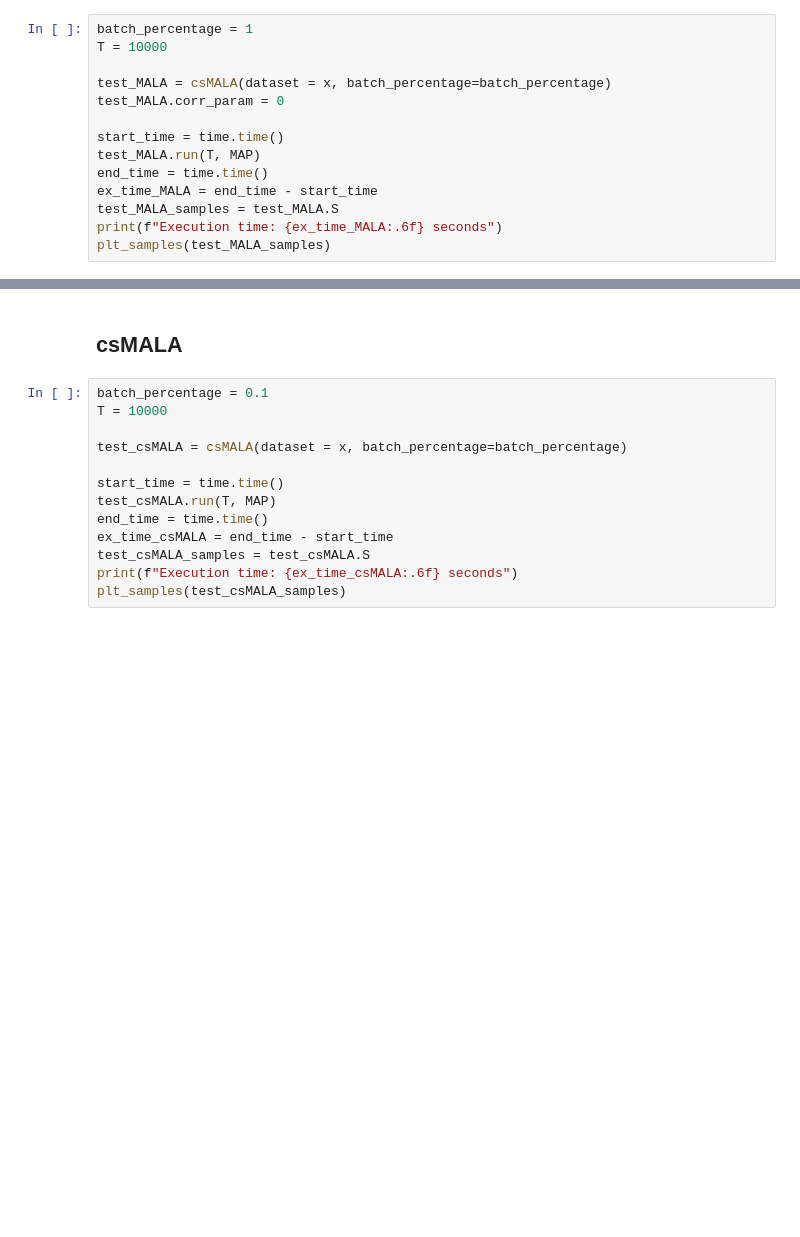
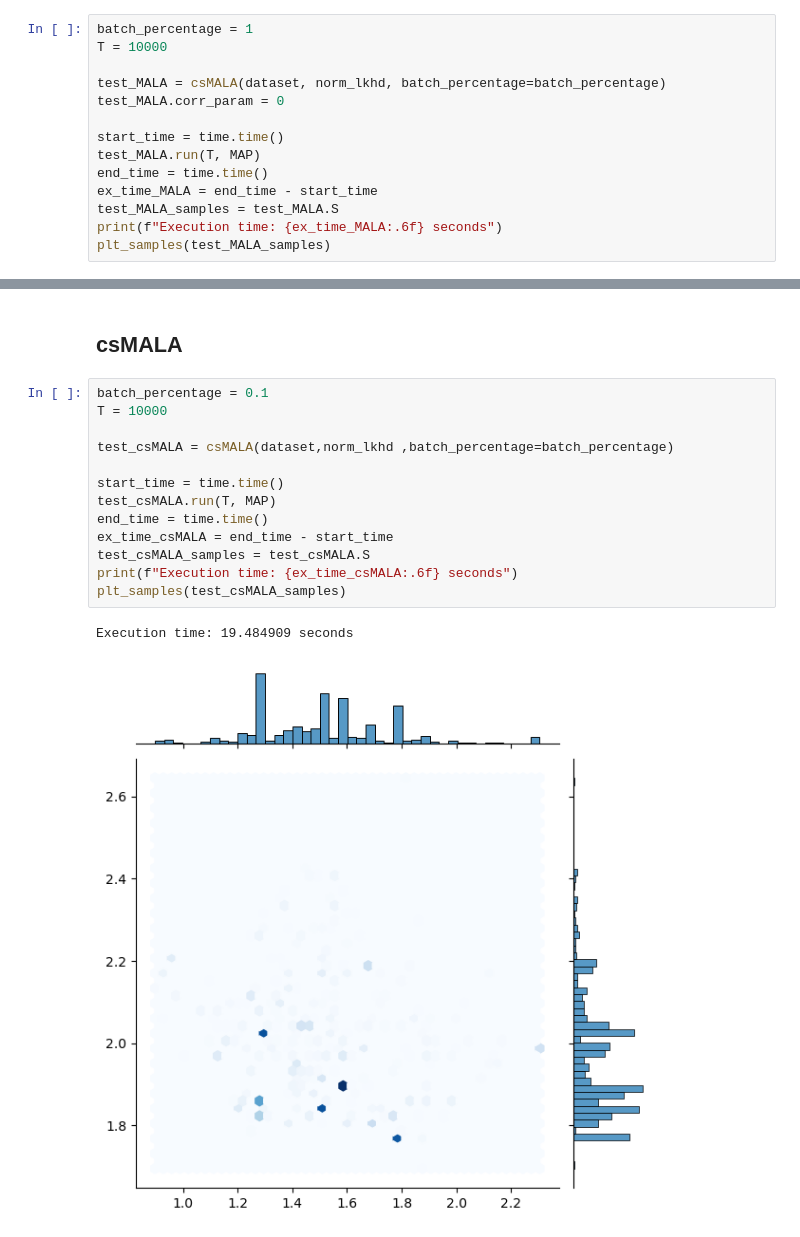
Before and after one commit to fnnrth/bt_MCMC_big_data, a Jupyter notebook: Main.ipynb, the cells around one changed output, grey strips where cells are left out. Saved outputs shown, nothing was run; the diff lists cells and outputs as text; blank space fills up the shorter version.

```diff
--- a/Main.ipynb
+++ b/Main.ipynb
@@ -113,7 +140,7 @@ Execution time: 5.990978 seconds
 batch_percentage = 1
 T = 10000
 
-test_MALA = csMALA(dataset = x, batch_percentage=batch_percentage)
+test_MALA = csMALA(dataset, norm_lkhd, batch_percentage=batch_percentage)
 test_MALA.corr_param = 0
 
 start_time = time.time()
@@ -131,13 +158,16 @@ Execution time: 45.094566 seconds
 # %%
 batch_percentage = 0.1
 T = 10000
 
-test_csMALA = csMALA(dataset = x, batch_percentage=batch_percentage)
+test_csMALA = csMALA(dataset,norm_lkhd ,batch_percentage=batch_percentage)
 
 start_time = time.time()
 test_csMALA.run(T, MAP)
 end_time = time.time()
 ex_time_csMALA = end_time - start_time
 test_csMALA_samples = test_csMALA.S
 print(f"Execution time: {ex_time_csMALA:.6f} seconds")
 plt_samples(test_csMALA_samples)
+# %% [output]
+Execution time: 19.484909 seconds
+[figure, added]
```
Also changed, not shown: parts of 12 cells of this notebook, 5 other files.
